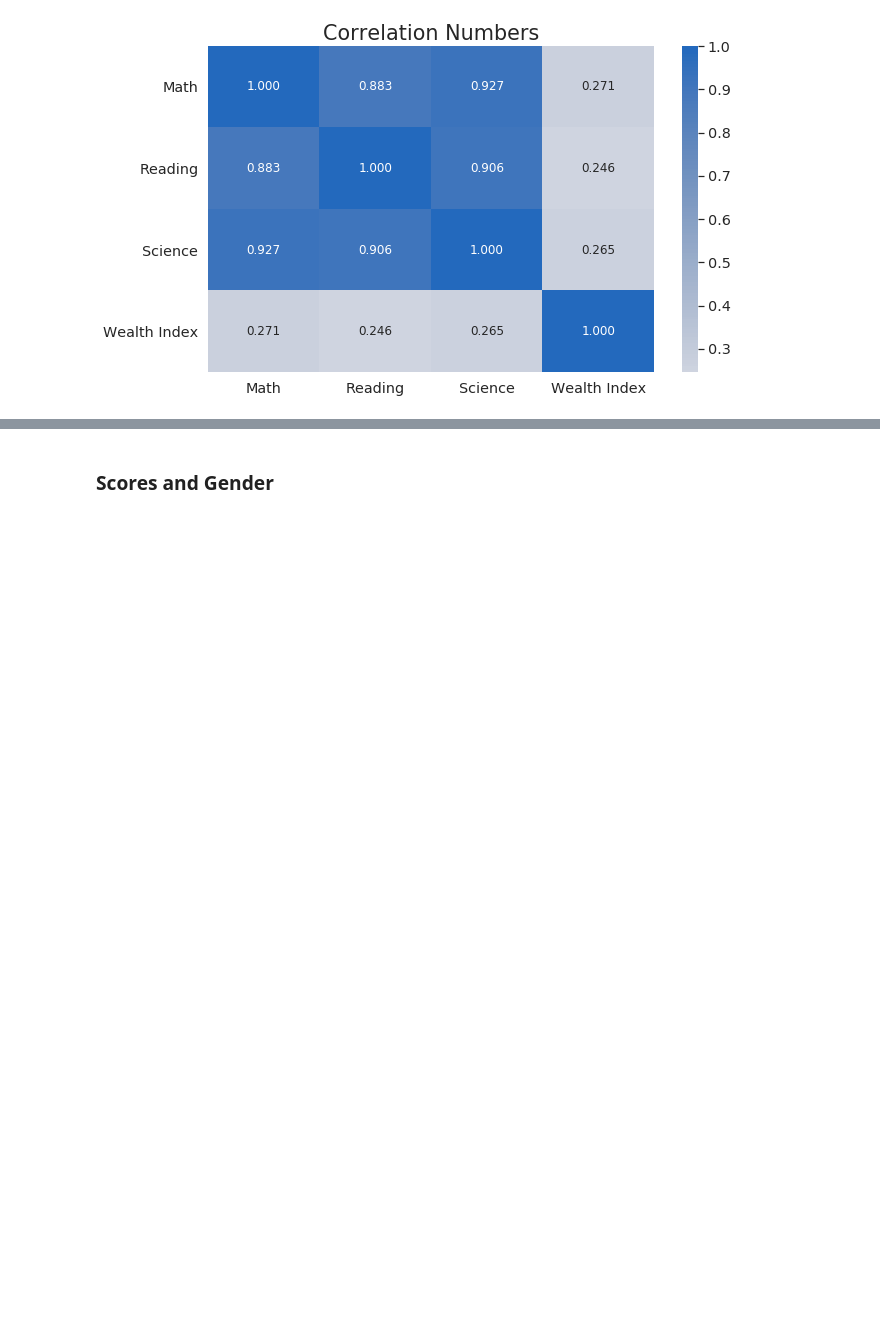
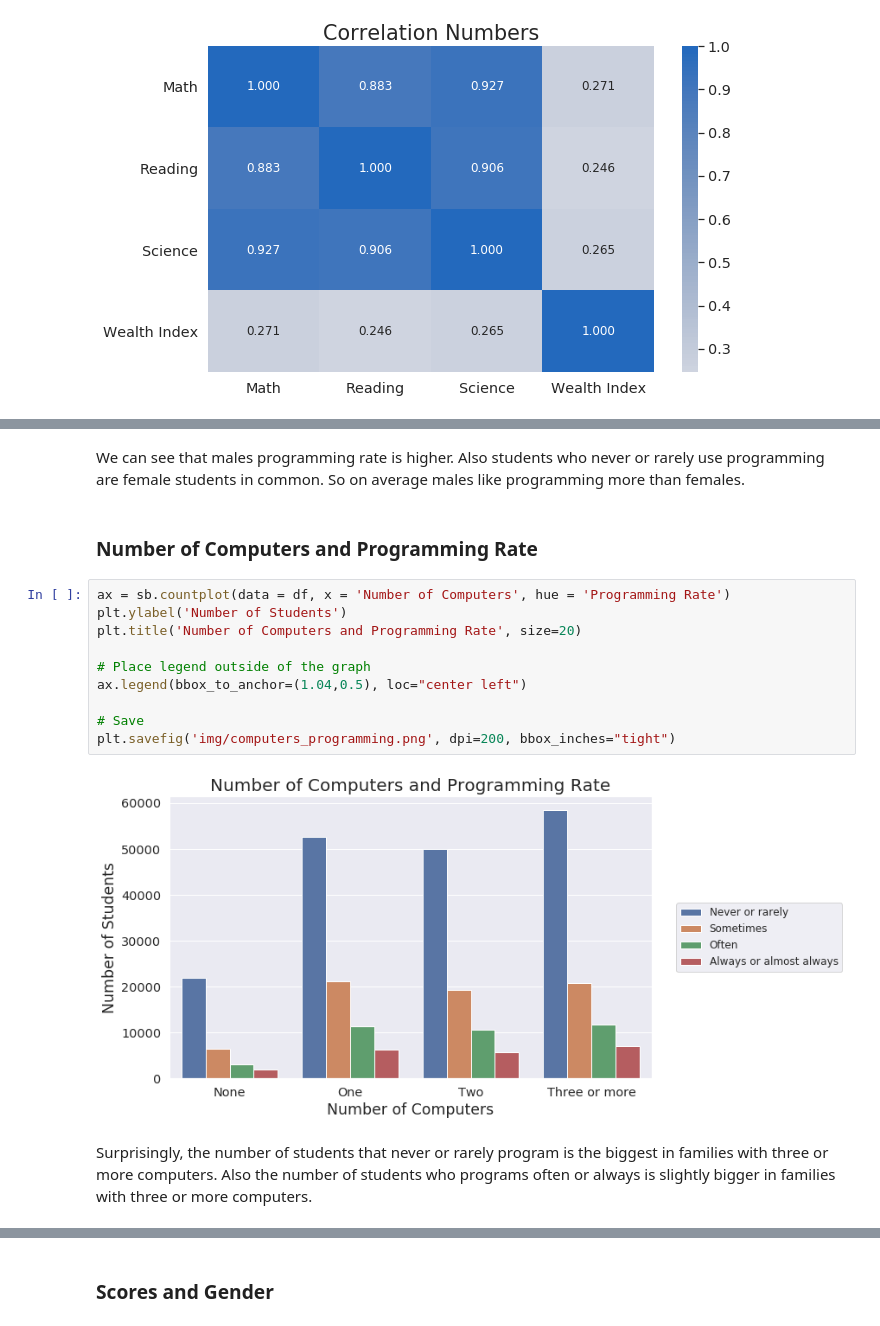
Before and after one commit to yamontv/pisa2012_visualization, a Jupyter notebook: exploration.ipynb, the cells around one changed output, grey strips where cells are left out. Cells and saved outputs as stored; diff of their text form; blank space fills up the shorter version.

```diff
--- a/exploration.ipynb
+++ b/exploration.ipynb
@@ -392,0 +350,18 @@ We can notice interesting patterns here. Let's look at them closer.
+# %% [markdown]
+We can see that males programming rate is higher. Also students who never or rarely use programming are female students in common. So on average males like programming more than females.
+# %% [markdown]
+### Number of Computers and Programming Rate
+# %%
+ax = sb.countplot(data = df, x = 'Number of Computers', hue = 'Programming Rate')
+plt.ylabel('Number of Students')
+plt.title('Number of Computers and Programming Rate', size=20)
+
+# Place legend outside of the graph
+ax.legend(bbox_to_anchor=(1.04,0.5), loc="center left")
+
+# Save
+plt.savefig('img/computers_programming.png', dpi=200, bbox_inches="tight")
+# %% [output]
+[figure, added]
+# %% [markdown]
+Surprisingly, the number of students that never or rarely program is the biggest in families with three or more computers. Also the number of students who programs often or always is slightly bigger in families with three or more computers.
```
Also changed, not shown: parts of 82 cells of this notebook, 13 other files.
